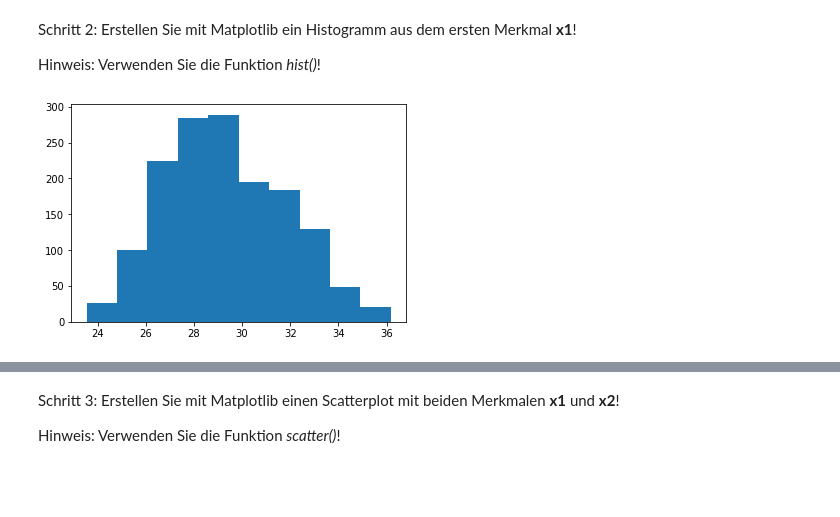
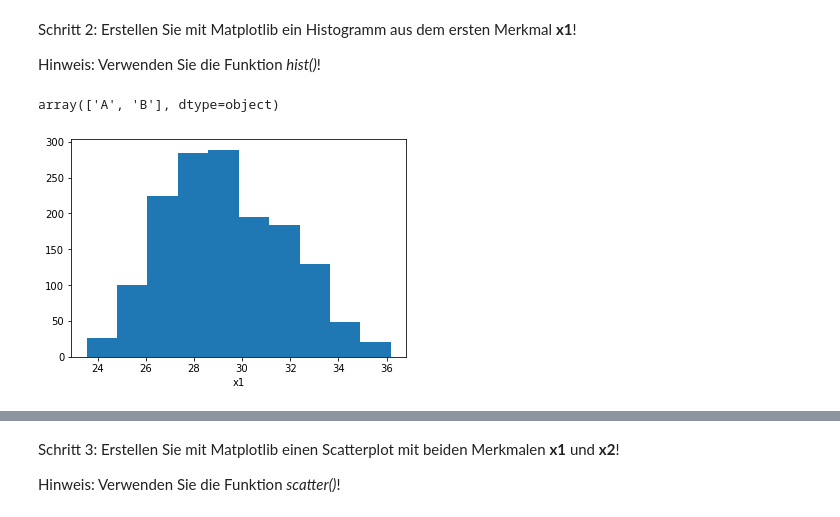
Before and after one commit to edgarWolf/lecture-pattern-recognition-machine-learning, a Jupyter notebook: Übung 1/Übung 1.ipynb, the cells around one changed output, grey strips where cells are left out. Cells and saved outputs as stored; diff of their text form; code cells hidden in the pictures; blank space fills up the shorter version.

Commit message:
Added some extra plots and some information on plots.

```diff
--- a/Übung 1/Übung 1.ipynb
+++ b/Übung 1/Übung 1.ipynb
@@ -24,8 +24,14 @@ df.head(5)
 Schritt 2: Erstellen Sie mit Matplotlib ein Histogramm aus dem ersten Merkmal **x1**!
 
 Hinweis: Verwenden Sie die Funktion _hist()_!
+# %%
+labels = df["Label"].unique()
+labels
+# %% [output]
+array(['A', 'B'], dtype=object)
 # %%
 plt.hist(df["x1"])
+plt.xlabel("x1")
 plt.show()
 # %% [output]
-[figure, old version]
+[figure, new version]
```
Also changed, not shown: parts of 2 cells of this notebook.
